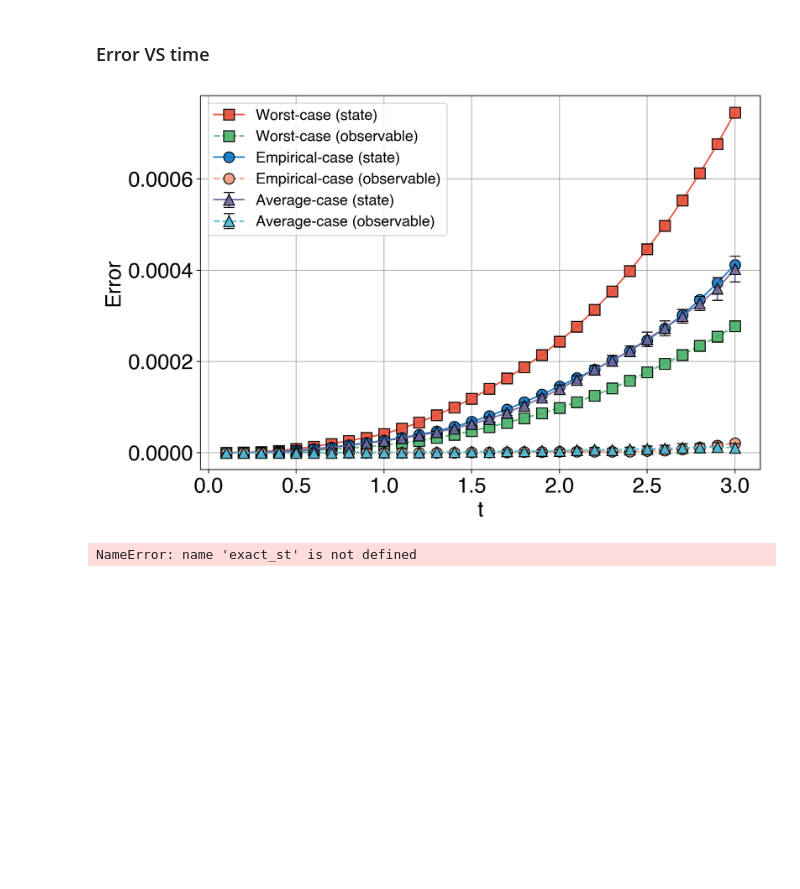
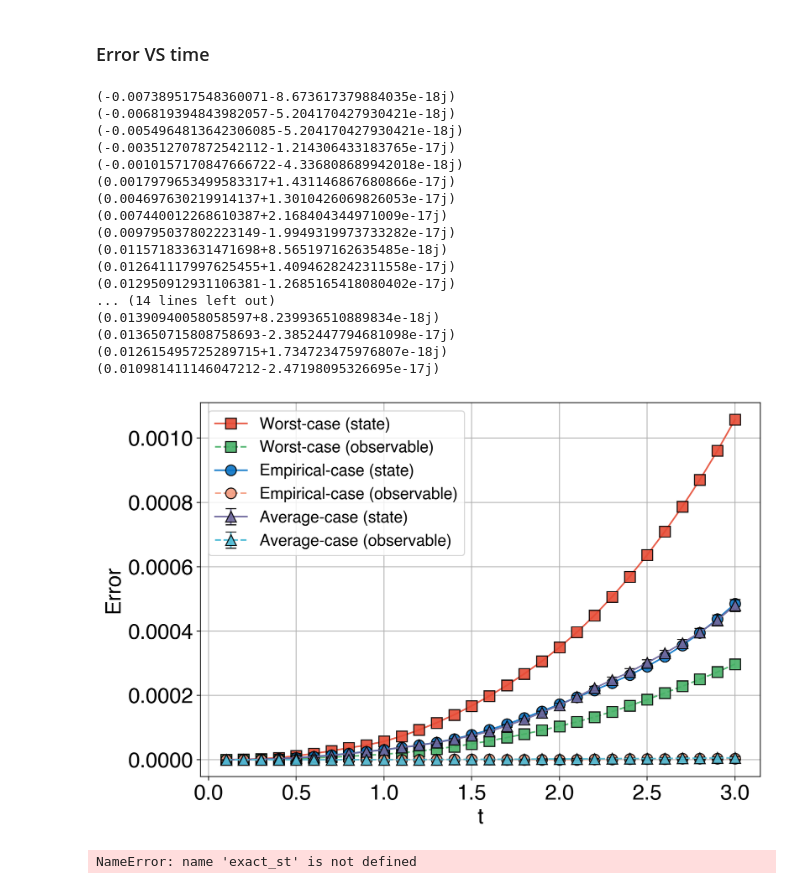
Before and after one commit to Jue-Xu/cookbook-quantum-simulation, a Jupyter notebook: random_input.ipynb, the cells around one changed output. Cells and saved outputs as stored; diff of their text form; code cells hidden in the pictures; blank space fills up the shorter version.

```diff
--- a/random_input.ipynb
+++ b/random_input.ipynb
@@ -322,7 +322,7 @@ spectral norm by numpy:  1.9998095531513846
 ### Error VS time
 # %%
 from openfermion.linalg import get_ground_state, get_sparse_operator
-from qiskit.quantum_info import random_statevector, Statevector
+from qiskit.quantum_info import random_statevector, Statevector, SparsePauliOp
 
 prefix, suffix = 'Ising', 't'
 
@@ -334,22 +334,25 @@ keys = ['worst_err', 'averg_err', 'averg_err_std', 'typic_err', 'worst_ob_err',
 data = dict([(k, []) for k in keys])
 data['t'] = t_list
 
-n = 6
+n = 8
 J, h = 1, 0.5
 tfi = TF_Ising_1d(n=n, J=-J, h=-h)
-# init_st = Statevector.from_label('-'*n).data
-init_st = get_ground_state(tfi.ham.to_matrix())[1]
+# init_st = Statevector.from_label('r'*n).data
+# print(init_st)
+# init_st = get_ground_state(tfi.ham.to_matrix())[1]
 init_st = random_statevector(2**n).data
 # init_st = np.linalg.eigh(exact_U - pf_AB(par_group, 3, r, ord=2))[1][-1]
 
 for t in t_list:
     # print(f'------ t = {t} ------')
     magn_op = SparsePauliOp.from_sparse_list([('Z', [i], 1/n) for i in range(0, n)], num_qubits=n).to_matrix()
+    # magn_op = SparsePauliOp('XYIIIIII').to_matrix()
+    # magn_op = SparsePauliOp('XYZYIXYX').to_matrix()
     corr_op = SparsePauliOp.from_sparse_list([('ZZ', [i,i+1], 1/(n-1)) for i in range(0, n-1)], num_qubits=n).to_matrix()
     ob = magn_op
     par_group = [h.to_matrix(True) for h in tfi.ham_parity]
     xyz_group = [h.to_matrix(True) for h in tfi.ham_xyz]
-    appro_U = pf_r(par_group, t, r, order=2)
+    appro_U = pf_r(par_group, t, r, order=2, use_jax=False)
     # init_st = np.linalg.eigh(exact_U - appro_U)[1][-1]
 
     # rand_states = [random_statevector(2**n) for _ in range(n_sample)]
@@ -376,35 +379,53 @@ for t in t_list:
     # exact_st = exact_U @ init_st
     # appro_st = appro_U @ init_st
     # data['typic_err'].append(0.5* np.linalg.norm(np.outer(exact_st.conj().T, exact_st) - np.outer(appro_st.conj().T, appro_st), ord='nuc'))
     # print(ground_state.conj().T @ exact_U.conj().T @ h_ob @ exact_U @ ground_state)
-
+    print(init_st.conj().T @ exact_U.conj().T @ ob @ exact_U @ init_st)
+    # print(exact_U @ init_st)
     data['worst_ob_err'].append( np.linalg.norm(exact_U.conj().T @ ob @ exact_U - appro_U.conj().T @ ob @ appro_U, ord=2)    )
     averg_ob_err = [np.abs(state.data @ exact_U.conj().T @ ob @ exact_U @ state.data.conj().T - state.data @ appro_U.conj().T @ ob @ appro_U @ state.data.conj().T) for state in rand_states]
     data['averg_ob_err'].append(np.mean(averg_ob_err))
     data['averg_ob_err_std'].append(np.std(averg_ob_err))
     data['typic_ob_err'].append( np.abs(init_st.conj().T @ exact_U.conj().T @ ob @ exact_U @ init_st - init_st.conj().T @ appro_U.conj().T @ ob @ appro_U @ init_st))
     # print("energy: ", init_st.conj().T @ exact_U.conj().T @ ob @ exact_U @ init_st, init_st.conj().T @ appro_U.conj().T @ ob @ appro_U @ init_st)
 
 fig, ax = plt.subplots(1, 1, figsize=(9, 6), layout='tight')
 ax.plot(data['t'], data['worst_err'], 's-', label='Worst-case (state)')
 ax.plot(data['t'], data['worst_ob_err'], 's--', label='Worst-case (observable)')
 ax.plot(data['t'], data['typic_err'], 'o-', label='Empirical-case (state)')
 ax.plot(data['t'], data['typic_ob_err'], 'o--', label='Empirical-case (observable)')
 
 # ax.plot(data['t'], data['averg_err'], '^-', label='Average-case (state)')
 # ax.plot(data['t'], data['averg_ob_err'], '^--', label='Average-case (observable)')
 ax.errorbar(data['t'], data['averg_err'], data['averg_err_std'], fmt='^-', label='Average-case (state)', capsize=5)
 ax.errorbar(data['t'], data['averg_ob_err'], data['averg_ob_err_std'], fmt='^--', label='Average-case (observable)', capsize=5)
 
 # ax.set_title(rf'H2 chain, init d={d}, H=H2(2d), ob=H2(d), r={r}')
 ax.set_xlabel(rf't')
 ax.set_ylabel(rf'Error')
 ax.grid()
 # ax.loglog()
 ax.legend()
 fig.savefig(f'{figs_dir}/{prefix}_n={n}_r={r}_sample={n_sample}.pdf', dpi=150, bbox_inches='tight')
 # %% [output]
+(-0.007389517548360071-8.673617379884035e-18j)
+(-0.006819394843982057-5.204170427930421e-18j)
+(-0.0054964813642306085-5.204170427930421e-18j)
+(-0.003512707872542112-1.214306433183765e-17j)
+(-0.0010157170847666722-4.336808689942018e-18j)
+(0.0017979653499583317+1.431146867680866e-17j)
+(0.004697630219914137+1.3010426069826053e-17j)
+(0.007440012268610387+2.168404344971009e-17j)
+(0.009795037802223149-1.9949319973733282e-17j)
+(0.011571833631471698+8.565197162635485e-18j)
+(0.012641117997625455+1.4094628242311558e-17j)
+(0.012950912931106381-1.2685165418080402e-17j)
+... (14 lines left out)
+(0.01390940058058597+8.239936510889834e-18j)
+(0.013650715808758693-2.3852447794681098e-17j)
+(0.012615495725289715+1.734723475976807e-18j)
+(0.010981411146047212-2.47198095326695e-17j)
-[figure, old version]
+[figure, new version]
 # %%
 np.outer(exact_st.conj().T, exact_st) - np.outer(appro_st.conj().T, appro_st)
 np.linalg.norm(np.outer(exact_st.conj().T, exact_st) - np.outer(appro_st.conj().T, appro_st), ord='nuc')
```
Also changed, not shown: parts of 7 cells of this notebook, 51 other files.
